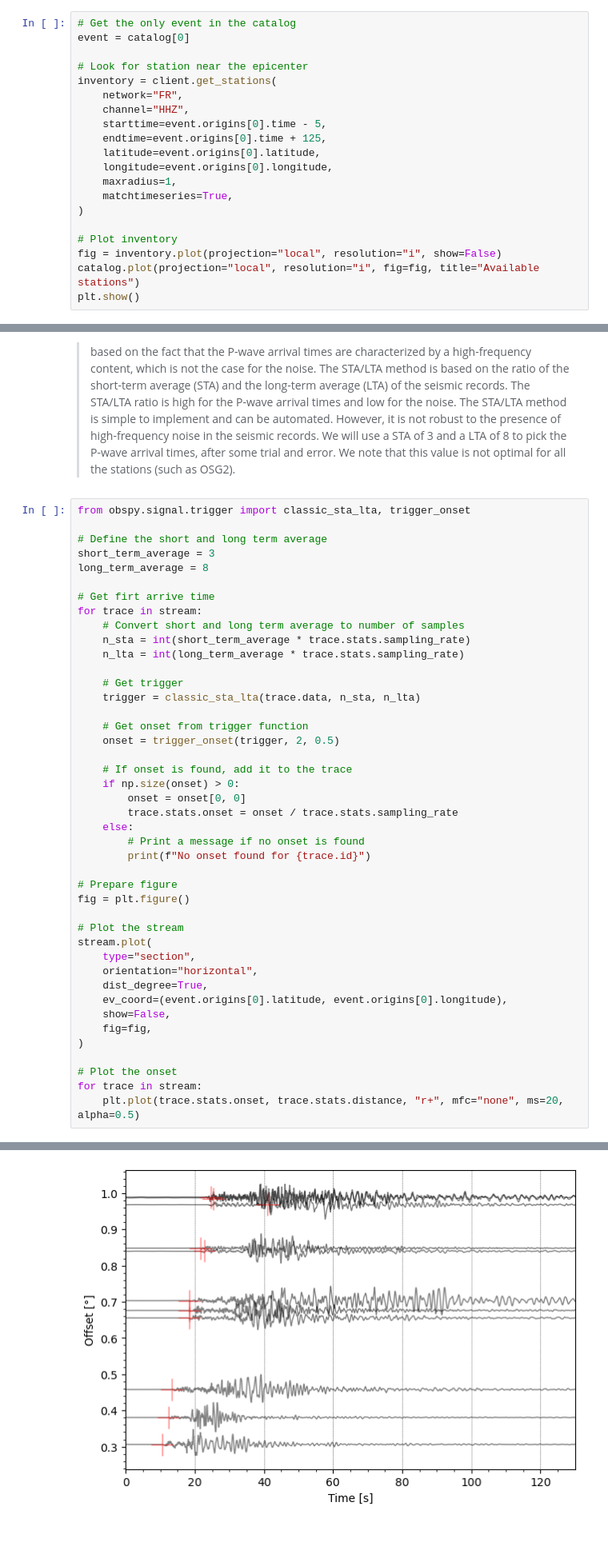
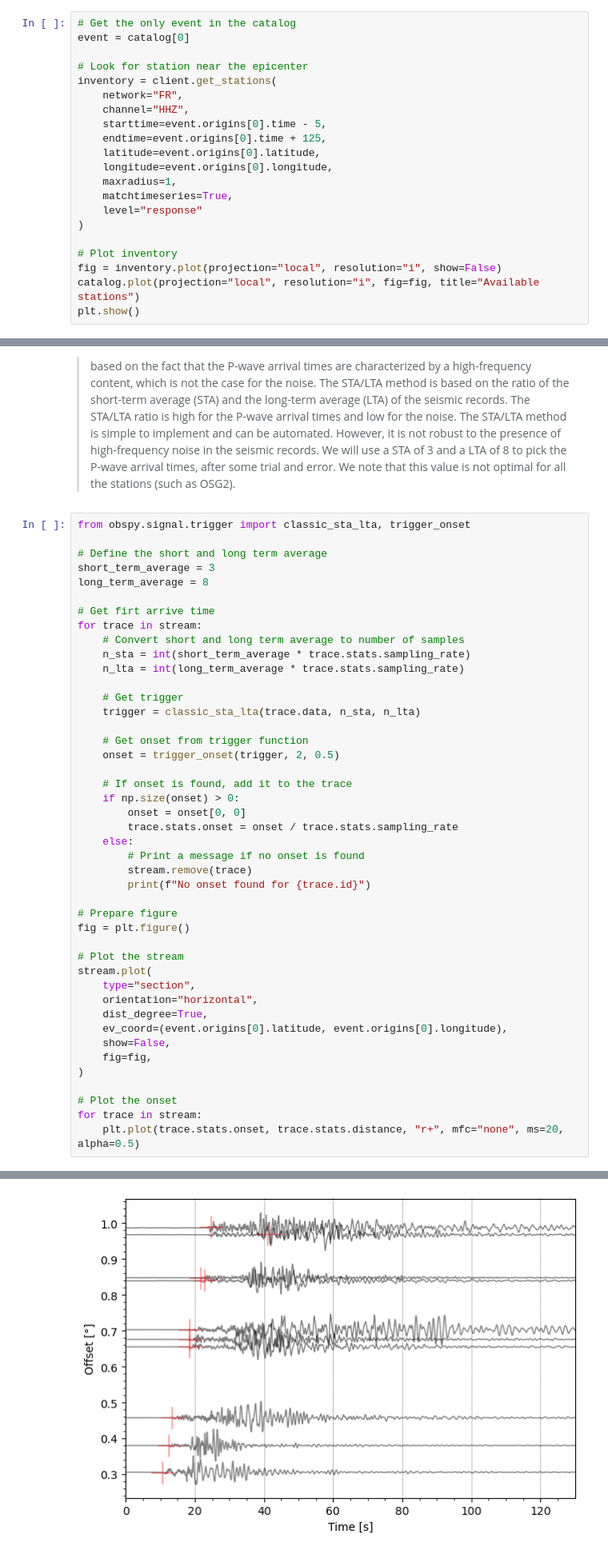
Before and after one commit to leonard-seydoux/earth-data-science, a Jupyter notebook: labs/2_epicenter/epicenter_solution.ipynb, the cells around one changed output, grey strips where cells are left out. Shown at 80% size. Drawn from its saved outputs; the diff is of its cells as text.

```diff
--- a/labs/2_epicenter/epicenter_solution.ipynb
+++ b/labs/2_epicenter/epicenter_solution.ipynb
@@ -124,6 +123,7 @@ inventory = client.get_stations(
     longitude=event.origins[0].longitude,
     maxradius=1,
     matchtimeseries=True,
+    level="response"
 )
 
 # Plot inventory
@@ -269,34 +284,35 @@ for trace in stream:
 
     # Get onset from trigger function
     onset = trigger_onset(trigger, 2, 0.5)
 
     # If onset is found, add it to the trace
     if np.size(onset) > 0:
         onset = onset[0, 0]
         trace.stats.onset = onset / trace.stats.sampling_rate
     else:
         # Print a message if no onset is found
+        stream.remove(trace)
         print(f"No onset found for {trace.id}")
 
 # Prepare figure
 fig = plt.figure()
 
 # Plot the stream
 stream.plot(
     type="section",
     orientation="horizontal",
     dist_degree=True,
     ev_coord=(event.origins[0].latitude, event.origins[0].longitude),
     show=False,
     fig=fig,
 )
 
 # Plot the onset
 for trace in stream:
     plt.plot(trace.stats.onset, trace.stats.distance, "r+", mfc="none", ms=20, alpha=0.5)
 # %% [output]
 No onset found for FR.OGS2.00.HHZ
-[figure, old version]
+[figure, new version]
 # %% [markdown]
 ## 3. Inversion
 
```
Also changed, not shown: parts of 8 cells of this notebook, 1 other file.
